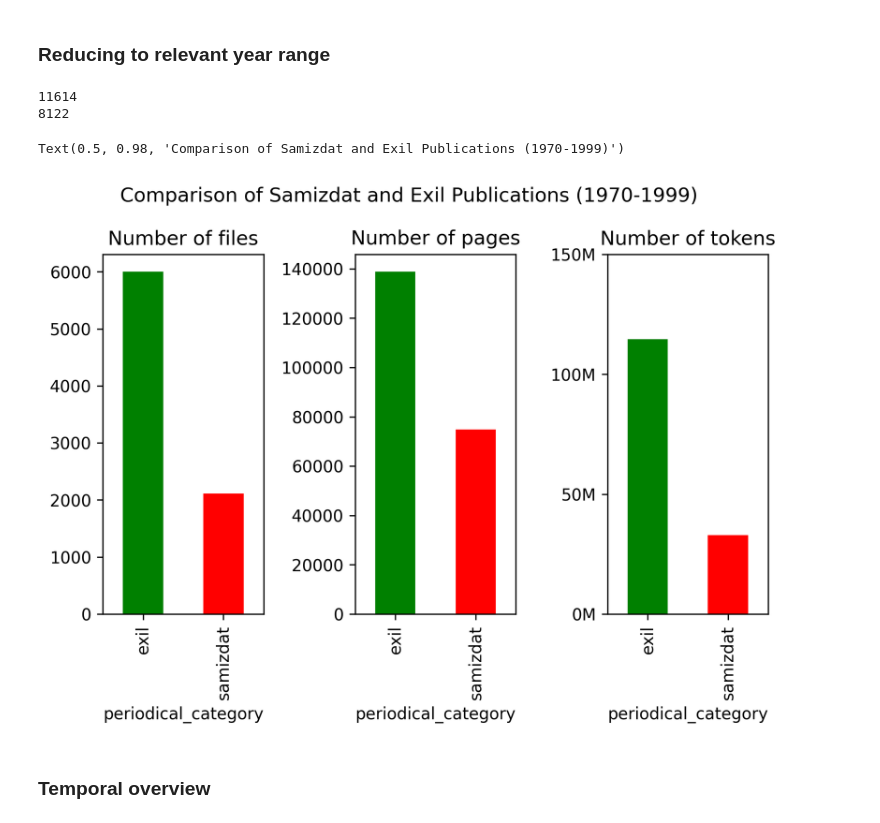
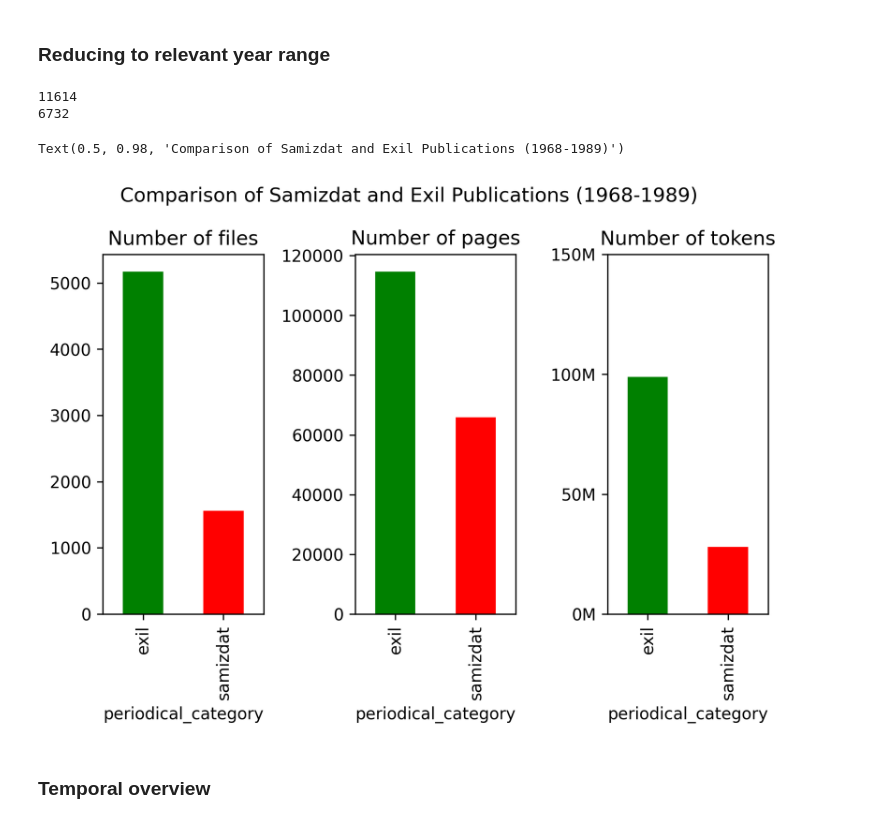
Before and after one commit to KvindtEva/SCRIPTUM, a Jupyter notebook: missing_year_extraction.ipynb, the cells around one changed output. Drawn from its saved outputs; the diff is of its cells as text; code cells hidden in the pictures.

```diff
--- a/missing_year_extraction.ipynb
+++ b/missing_year_extraction.ipynb
@@ -135,28 +135,28 @@ plt.xticks(bins, rotation=90)
 ### Reducing to relevant year range
 # %%
 print(scriptum_df.shape[0])
-scriptum_df = scriptum_df[(1970 <= scriptum_df.year) & (scriptum_df.year <= 1999)]
+scriptum_df = scriptum_df[(1968 <= scriptum_df.year) & (scriptum_df.year <= 1989)]
 print(scriptum_df.shape[0])
 # %% [output]
 11614
-8122
+6732
 # %%
 fig, axs = plt.subplots(nrows=1, ncols=3, dpi=300, tight_layout=True)
 scriptum_df.groupby("periodical_category").size().plot(kind='bar', color=["green", "red"], ax=axs[0])
 scriptum_df.groupby("periodical_category")["pages_N"].sum().plot(kind='bar', color=["green", "red"], ax=axs[1])
 scriptum_df.groupby("periodical_category")["tokens_N"].sum().plot(kind='bar', color=["green", "red"], ax=axs[2])
 
 axs[0].set_title("Number of files")
 axs[1].set_title("Number of pages")
 axs[2].set_title("Number of tokens")
 
 axs[2].set_yticks(range(0,200000000, 50000000))
 axs[2].set_yticklabels([str(n)+ "M" for n in range(0,200, 50)])
 
-plt.suptitle("Comparison of Samizdat and Exil Publications (1970-1999)")
+plt.suptitle("Comparison of Samizdat and Exil Publications (1968-1989)")
 # %% [output]
-Text(0.5, 0.98, 'Comparison of Samizdat and Exil Publications (1970-1999)')
+Text(0.5, 0.98, 'Comparison of Samizdat and Exil Publications (1968-1989)')
-[figure, old version]
+[figure, new version]
 # %% [markdown]
 ### Temporal overview
 # %%
```
Also changed, not shown: parts of 5 cells of this notebook.
